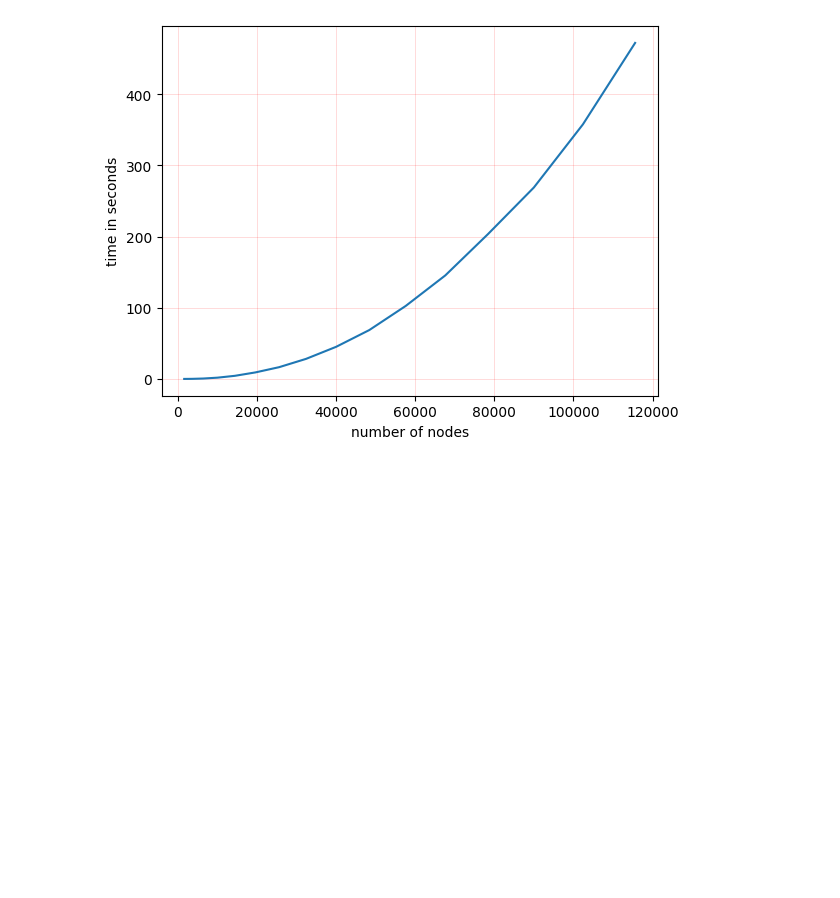
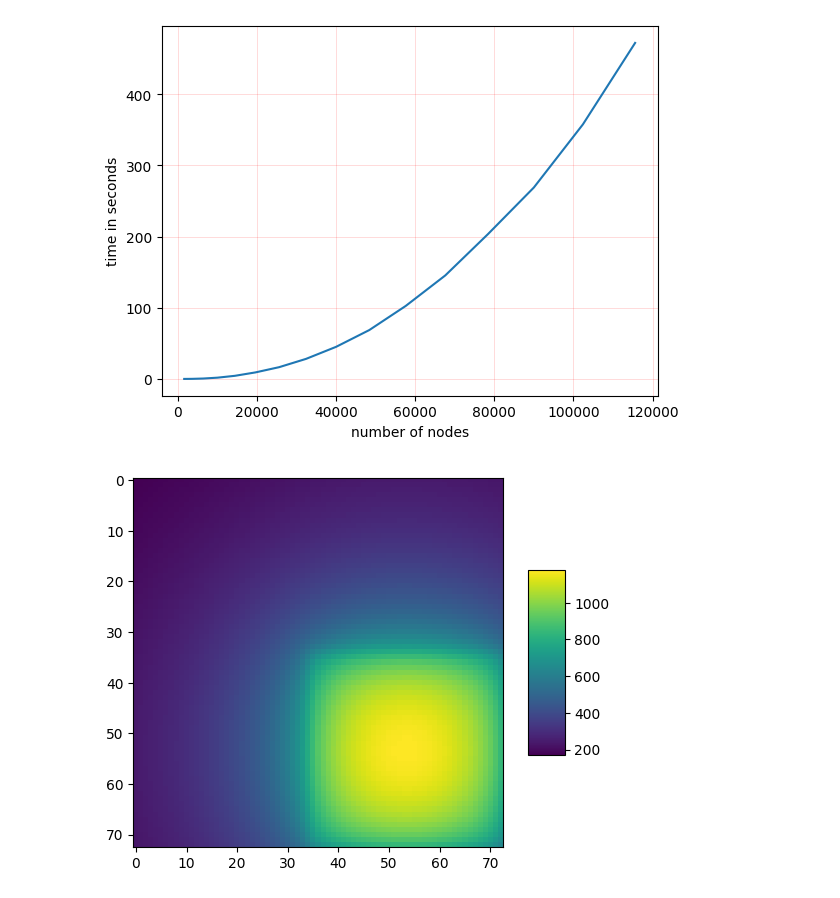
Before and after one commit to SickSmile1/naive-fft-mlms, a Jupyter notebook: results/plotResults.ipynb, the cells around one changed output. Drawn from its saved outputs; the diff is of its cells as text; code cells hidden in the pictures; blank space fills up the shorter version.

```diff
--- a/results/plotResults.ipynb
+++ b/results/plotResults.ipynb
@@ -31,3 +31,12 @@ ax.plot(x2,y)
  320. 340.]
 [<matplotlib.lines.Line2D at 0x...>]
 [figure]
+# %%
+arr = np.fromfile("coarse_matrix73", sep='\t')
+arr2 = arr.reshape(73,73)
+
+surf = plt.imshow(arr2,cmap='viridis')
+plt.colorbar(surf, shrink=0.5, aspect=5)
+plt.show()
+# %% [output]
+[figure, added]
```
Also changed, not shown: 42 other files.
